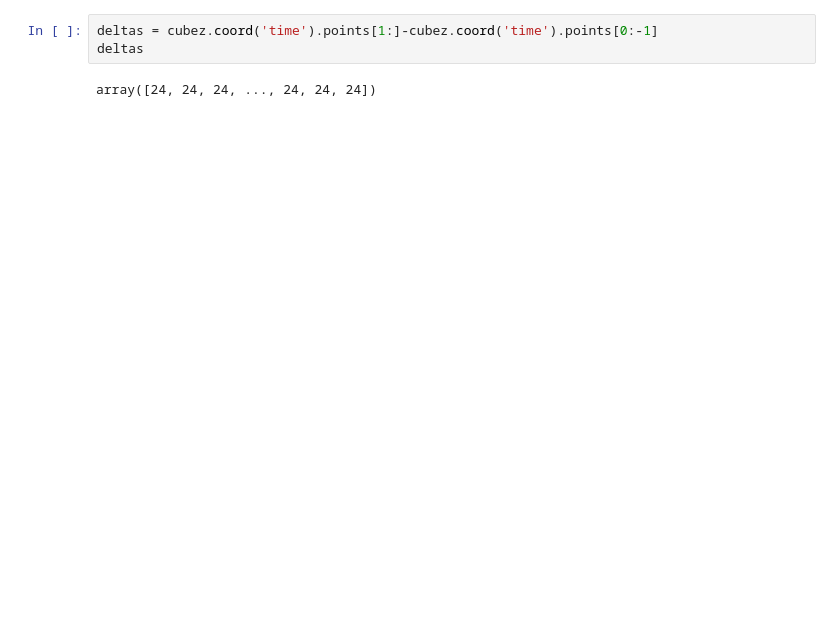
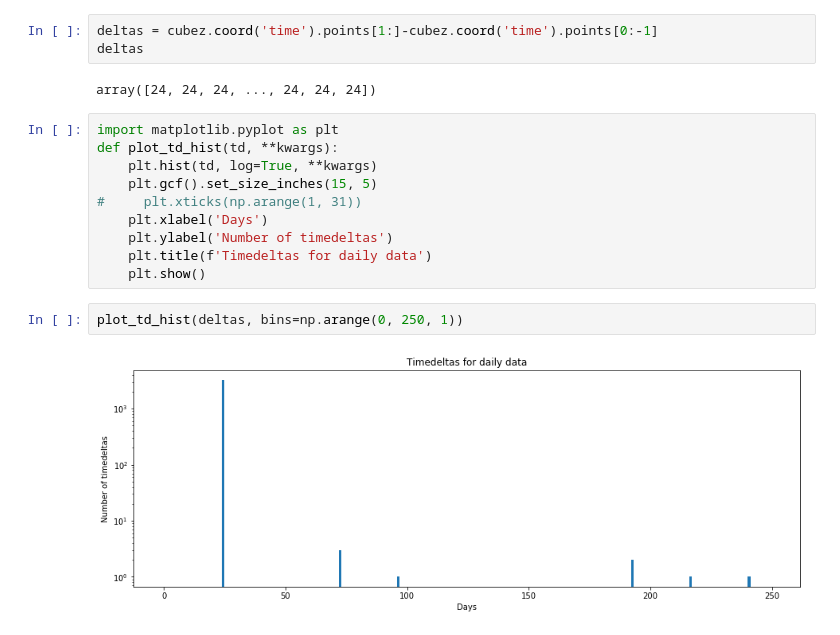
Before and after one commit to informatics-lab/CRD__kevin_scratch, a Jupyter notebook: pp_to_zarr_daily.ipynb, the cells around one changed output. Drawn from its saved outputs; the diff is of its cells as text; blank space fills up the shorter version.

Commit message:
add histogram to daily data saved to zarr

```diff
--- a/pp_to_zarr_daily.ipynb
+++ b/pp_to_zarr_daily.ipynb
@@ -326,3 +326,17 @@ deltas = cubez.coord('time').points[1:]-cubez.coord('time').points[0:-1]
 deltas
 # %% [output]
 array([24, 24, 24, ..., 24, 24, 24])
+# %%
+import matplotlib.pyplot as plt
+def plot_td_hist(td, **kwargs):
+    plt.hist(td, log=True, **kwargs)
+    plt.gcf().set_size_inches(15, 5)
+#     plt.xticks(np.arange(1, 31))
+    plt.xlabel('Days')
+    plt.ylabel('Number of timedeltas')
+    plt.title(f'Timedeltas for daily data')
+    plt.show()
+# %%
+plot_td_hist(deltas, bins=np.arange(0, 250, 1))
+# %% [output]
+[figure, added]
```
Also changed, not shown: parts of 2 cells of this notebook.
